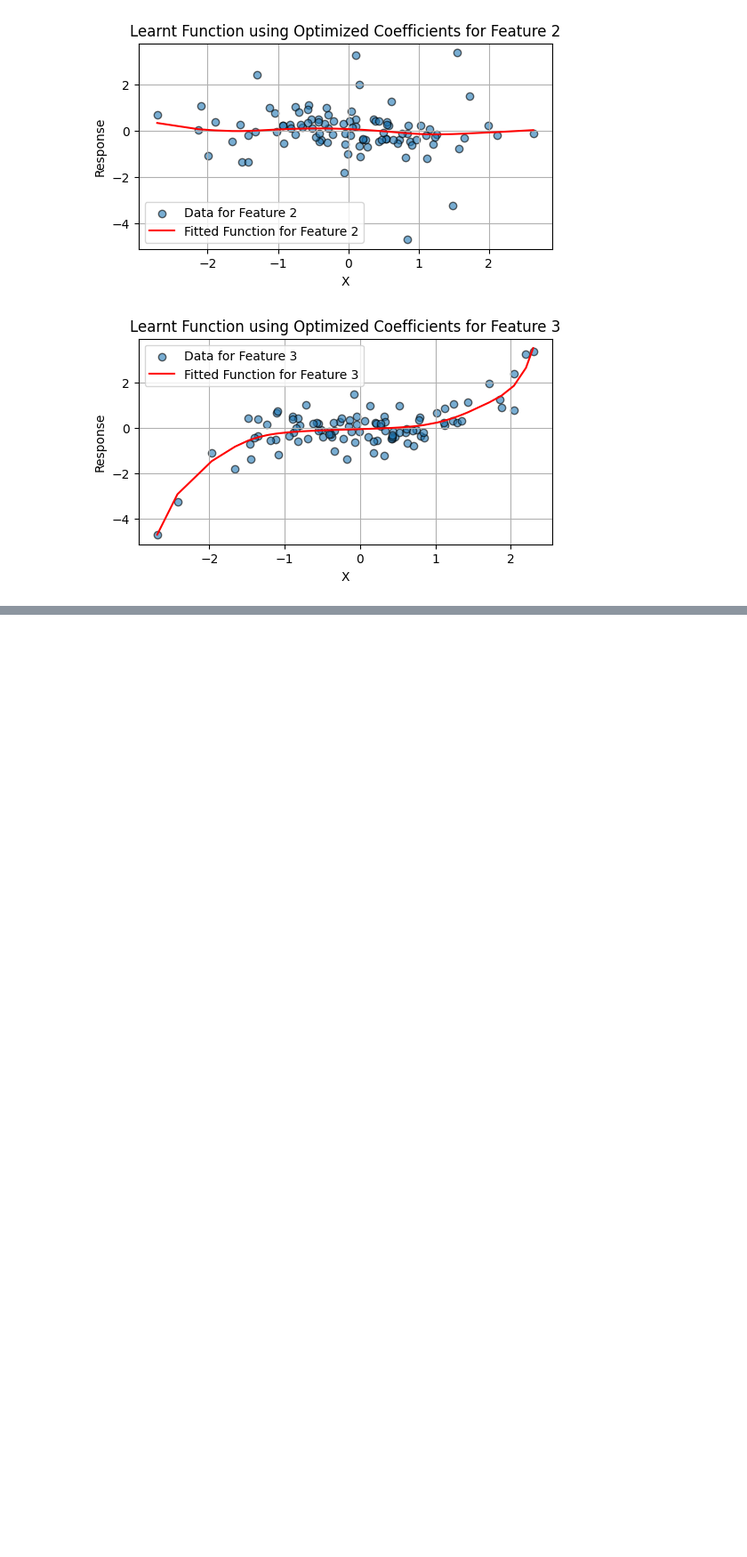
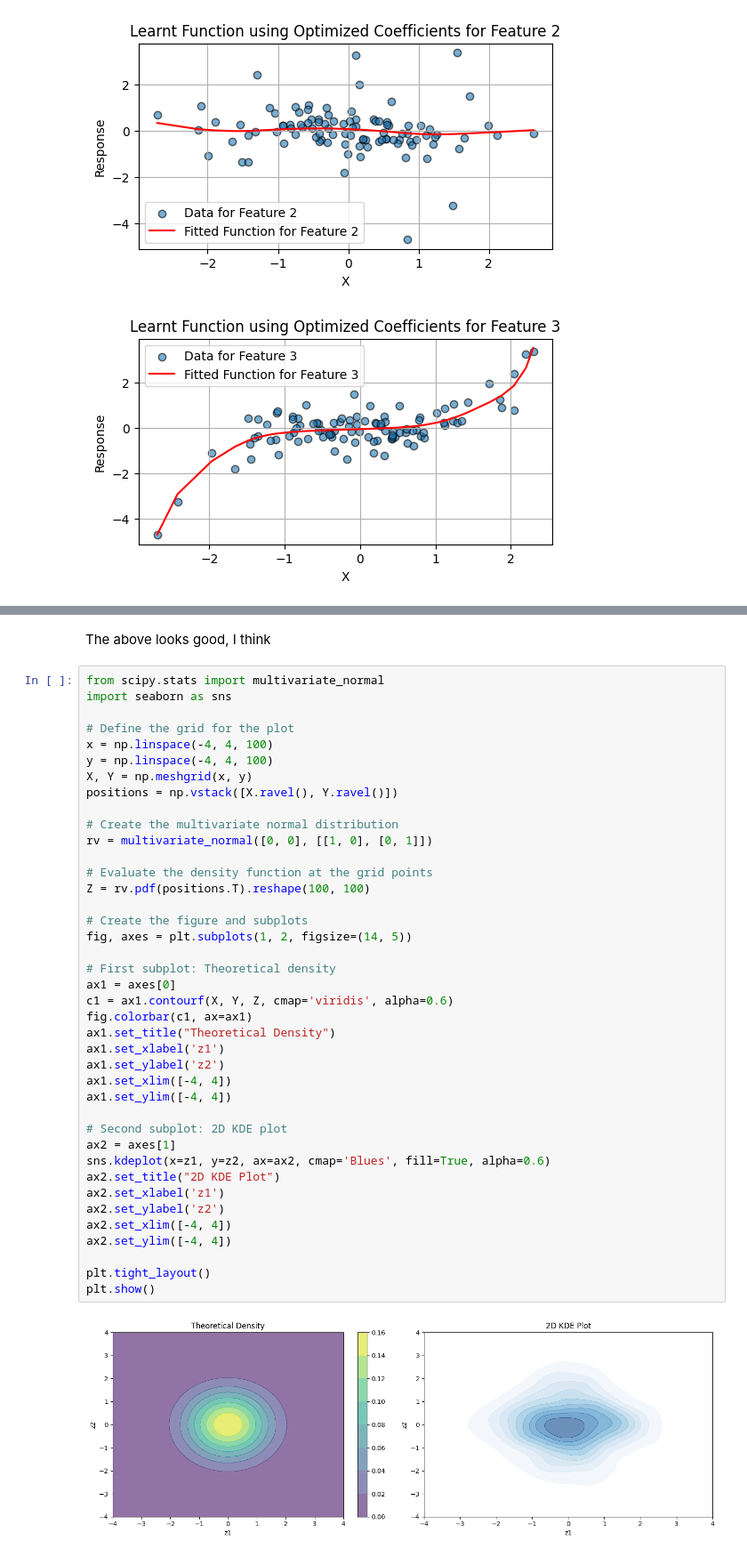
Before and after one commit to equinor/graphite-maps, a Jupyter notebook: docs/source/bayes-empirical-smoothing-autodiff.ipynb, the cells around one changed output, grey strips where cells are left out. Shown at 89% size. Saved outputs shown, nothing was run; the diff lists cells and outputs as text; blank space fills up the shorter version.

```diff
--- a/docs/source/bayes-empirical-smoothing-autodiff.ipynb
+++ b/docs/source/bayes-empirical-smoothing-autodiff.ipynb
@@ -465,0 +716,44 @@ log-det Hessian: 313.8984926906531
+# %% [markdown]
+The above looks good, I think
+# %%
+from scipy.stats import multivariate_normal
+import seaborn as sns
+
+# Define the grid for the plot
+x = np.linspace(-4, 4, 100)
+y = np.linspace(-4, 4, 100)
+X, Y = np.meshgrid(x, y)
+positions = np.vstack([X.ravel(), Y.ravel()])
+
+# Create the multivariate normal distribution
+rv = multivariate_normal([0, 0], [[1, 0], [0, 1]])
+
+# Evaluate the density function at the grid points
+Z = rv.pdf(positions.T).reshape(100, 100)
+
+# Create the figure and subplots
+fig, axes = plt.subplots(1, 2, figsize=(14, 5))
+
+# First subplot: Theoretical density
+ax1 = axes[0]
+c1 = ax1.contourf(X, Y, Z, cmap='viridis', alpha=0.6)
+fig.colorbar(c1, ax=ax1)
+ax1.set_title("Theoretical Density")
+ax1.set_xlabel('z1')
+ax1.set_ylabel('z2')
+ax1.set_xlim([-4, 4])
+ax1.set_ylim([-4, 4])
+
+# Second subplot: 2D KDE plot
+ax2 = axes[1]
+sns.kdeplot(x=z1, y=z2, ax=ax2, cmap='Blues', fill=True, alpha=0.6)
+ax2.set_title("2D KDE Plot")
+ax2.set_xlabel('z1')
+ax2.set_ylabel('z2')
+ax2.set_xlim([-4, 4])
+ax2.set_ylim([-4, 4])
+
+plt.tight_layout()
+plt.show()
+# %% [output]
+[figure, added]
```
Also changed, not shown: parts of 16 cells of this notebook.
